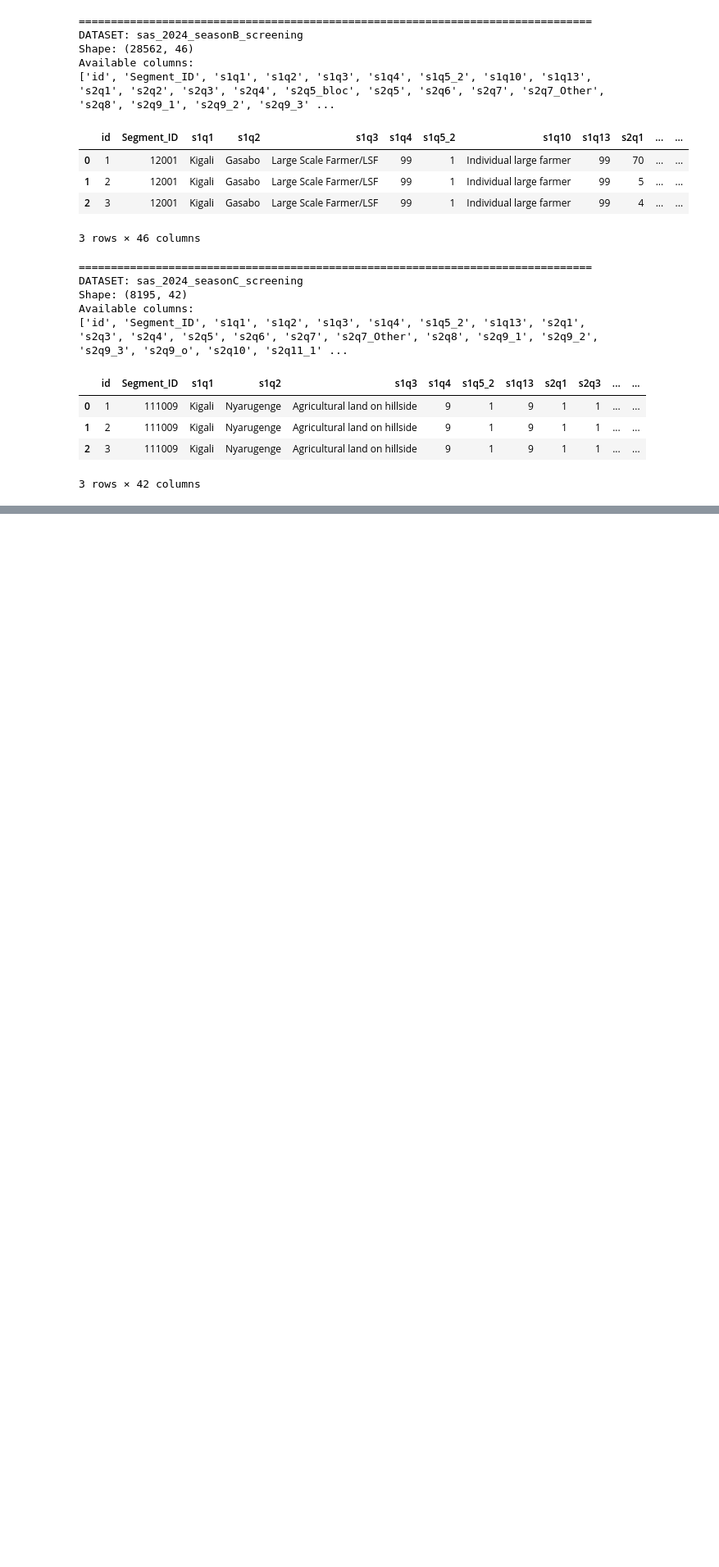
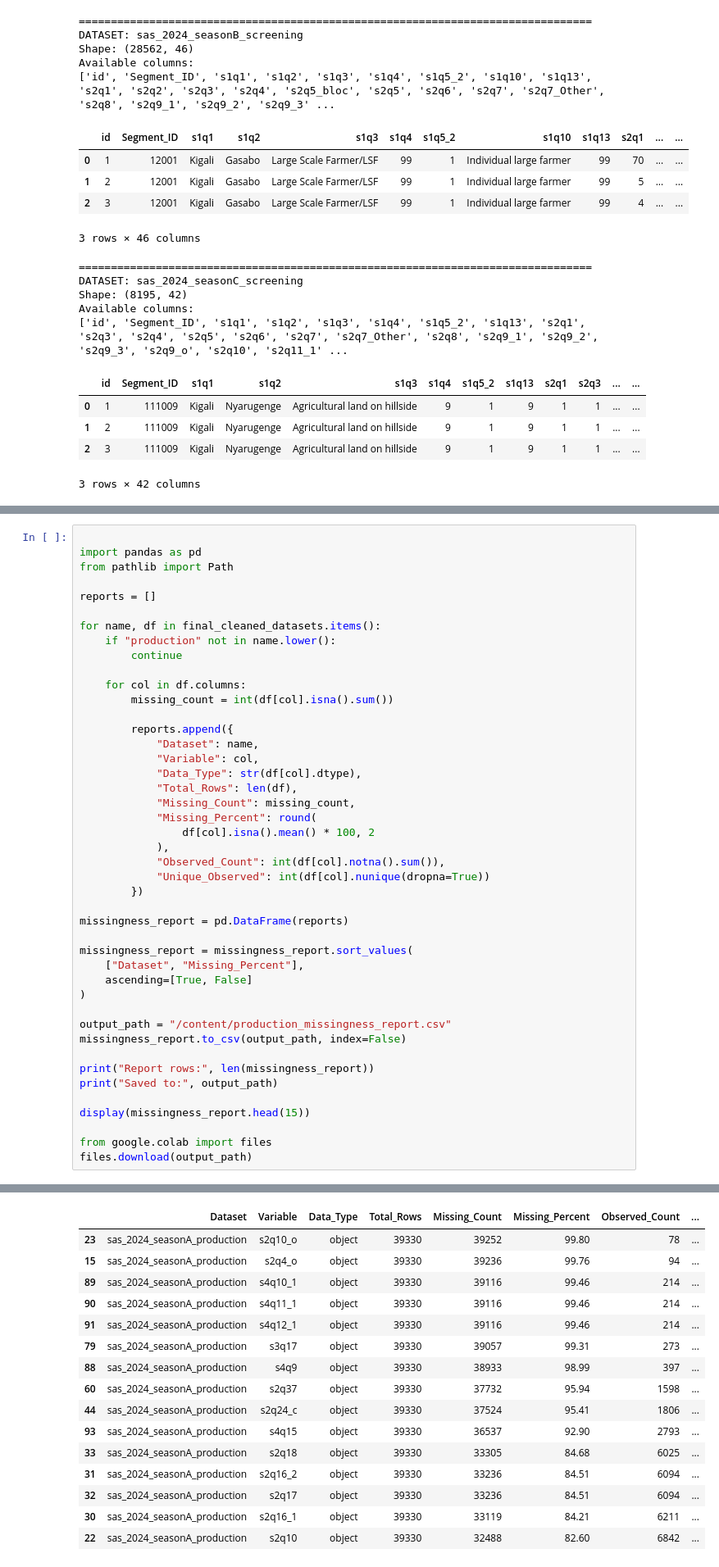
Before and after one commit to cracker38/AgriLoss-Value-Intelligence-Rwanda, a Jupyter notebook: NISR_2026_Agri_Productivity_Analysis.ipynb, the cells around one changed output, grey strips where cells are left out. Shown at 82% size. Drawn from its saved outputs; the diff is of its cells as text; blank space fills up the shorter version.

```diff
--- a/NISR_2026_Agri_Productivity_Analysis.ipynb
+++ b/NISR_2026_Agri_Productivity_Analysis.ipynb
@@ -1367,0 +2088,45 @@ Districts with the highest mean recorded crop area:
+# %%
+
+import pandas as pd
+from pathlib import Path
+
+reports = []
+
+for name, df in final_cleaned_datasets.items():
+    if "production" not in name.lower():
+        continue
+
+    for col in df.columns:
+        missing_count = int(df[col].isna().sum())
+
+        reports.append({
+            "Dataset": name,
+            "Variable": col,
+            "Data_Type": str(df[col].dtype),
+            "Total_Rows": len(df),
+            "Missing_Count": missing_count,
+            "Missing_Percent": round(
+                df[col].isna().mean() * 100, 2
+            ),
+            "Observed_Count": int(df[col].notna().sum()),
+            "Unique_Observed": int(df[col].nunique(dropna=True))
+        })
+
+missingness_report = pd.DataFrame(reports)
+
+missingness_report = missingness_report.sort_values(
+    ["Dataset", "Missing_Percent"],
+    ascending=[True, False]
+)
+
+output_path = "/content/production_missingness_report.csv"
+missingness_report.to_csv(output_path, index=False)
+
+print("Report rows:", len(missingness_report))
+print("Saved to:", output_path)
+
+display(missingness_report.head(15))
+
+from google.colab import files
+files.download(output_path)
+# %% [output]
@@ -1367,0 +2135,16 @@ Districts with the highest mean recorded crop area:
+|  | Dataset | Variable | Data_Type | Total_Rows | Missing_Count | Missing_Percent | Observed_Count | ... |
+| 23 | sas_2024_seasonA_production | s2q10_o | object | 39330 | 39252 | 99.80 | 78 | ... |
+| 15 | sas_2024_seasonA_production | s2q4_o | object | 39330 | 39236 | 99.76 | 94 | ... |
+| 89 | sas_2024_seasonA_production | s4q10_1 | object | 39330 | 39116 | 99.46 | 214 | ... |
+| 90 | sas_2024_seasonA_production | s4q11_1 | object | 39330 | 39116 | 99.46 | 214 | ... |
+| 91 | sas_2024_seasonA_production | s4q12_1 | object | 39330 | 39116 | 99.46 | 214 | ... |
+| 79 | sas_2024_seasonA_production | s3q17 | object | 39330 | 39057 | 99.31 | 273 | ... |
+| 88 | sas_2024_seasonA_production | s4q9 | object | 39330 | 38933 | 98.99 | 397 | ... |
+| 60 | sas_2024_seasonA_production | s2q37 | object | 39330 | 37732 | 95.94 | 1598 | ... |
+| 44 | sas_2024_seasonA_production | s2q24_c | object | 39330 | 37524 | 95.41 | 1806 | ... |
+| 93 | sas_2024_seasonA_production | s4q15 | object | 39330 | 36537 | 92.90 | 2793 | ... |
+| 33 | sas_2024_seasonA_production | s2q18 | object | 39330 | 33305 | 84.68 | 6025 | ... |
+| 31 | sas_2024_seasonA_production | s2q16_2 | object | 39330 | 33236 | 84.51 | 6094 | ... |
+| 32 | sas_2024_seasonA_production | s2q17 | object | 39330 | 33236 | 84.51 | 6094 | ... |
+| 30 | sas_2024_seasonA_production | s2q16_1 | object | 39330 | 33119 | 84.21 | 6211 | ... |
+| 22 | sas_2024_seasonA_production | s2q10 | object | 39330 | 32488 | 82.60 | 6842 | ... |
```
Also changed, not shown: parts of 17 cells of this notebook.
